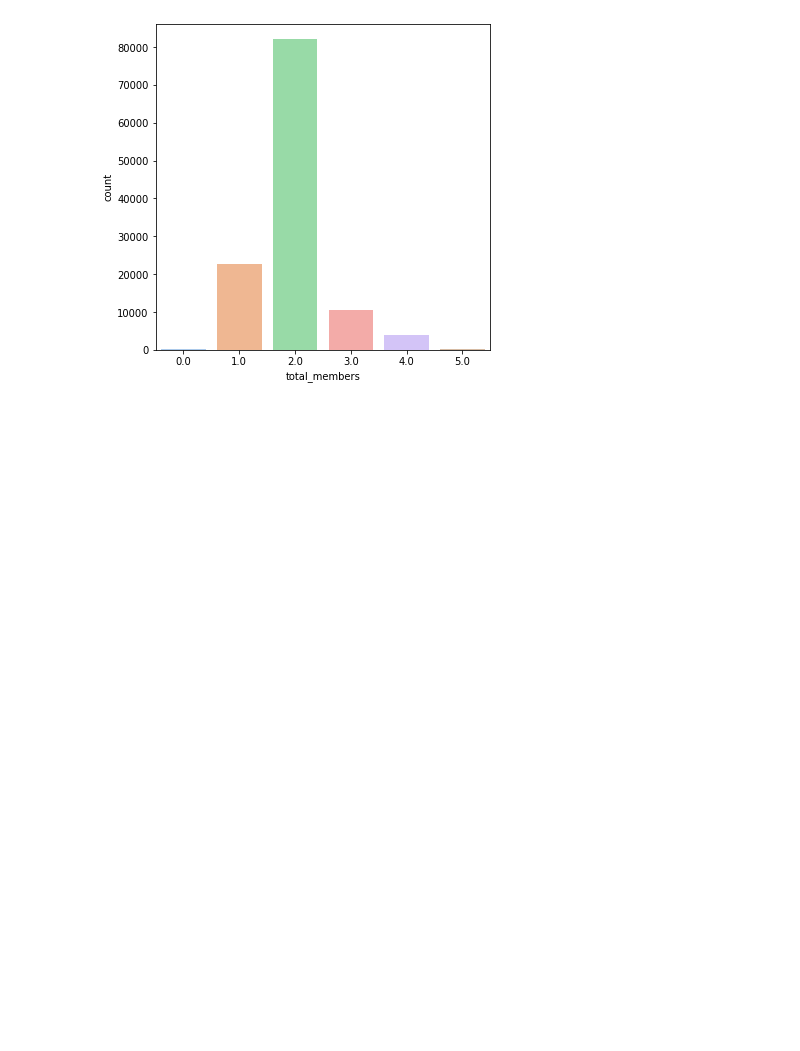
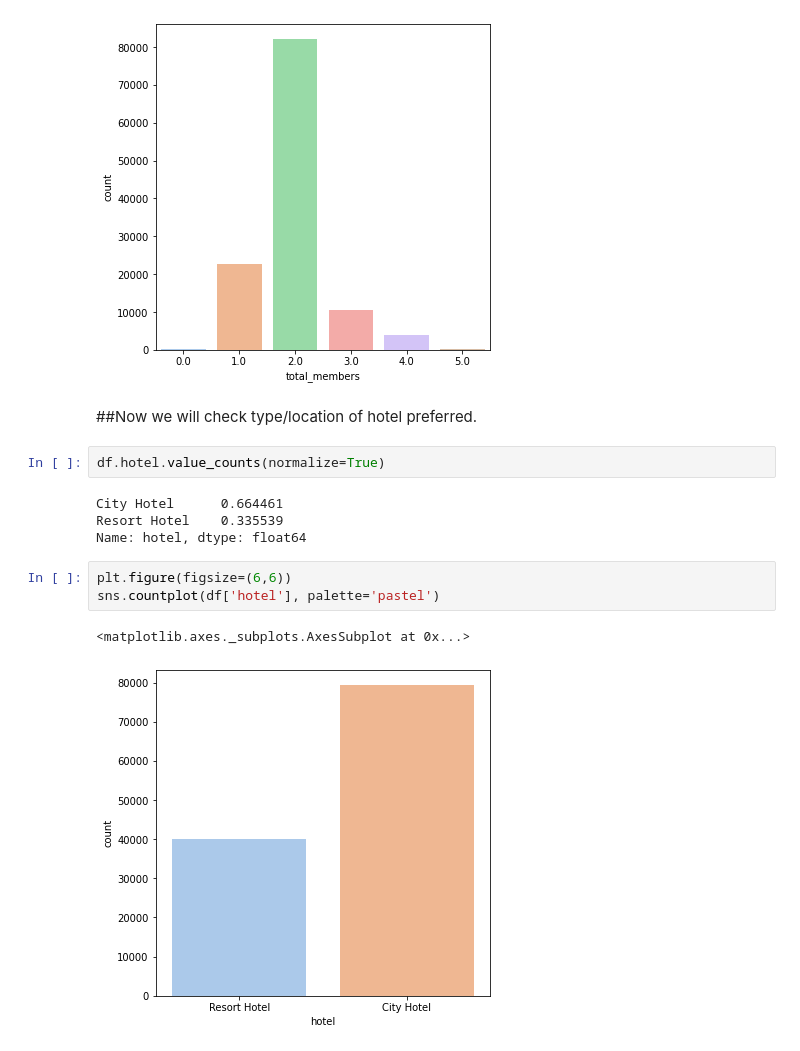
Before and after one commit to SajalSinha/Hotel_booking_Analysis, a Jupyter notebook: Hotel_Booking_Analysis_Capstone_Project.ipynb, the cells around one changed output. Cells and saved outputs as stored; diff of their text form; blank space fills up the shorter version.

```diff
--- a/Hotel_Booking_Analysis_Capstone_Project.ipynb
+++ b/Hotel_Booking_Analysis_Capstone_Project.ipynb
@@ -456,3 +520,17 @@ sns.countplot(df['total_members'], palette='pastel')
 # %% [output]
 <matplotlib.axes._subplots.AxesSubplot at 0x...>
 [figure]
+# %% [markdown]
+##Now we will check type/location of hotel preferred.
+# %%
+df.hotel.value_counts(normalize=True)
+# %% [output]
+City Hotel      0.664461
+Resort Hotel    0.335539
+Name: hotel, dtype: float64
+# %%
+plt.figure(figsize=(6,6))
+sns.countplot(df['hotel'], palette='pastel')
+# %% [output]
+<matplotlib.axes._subplots.AxesSubplot at 0x...>
+[figure, added]
```
Also changed, not shown: parts of 23 cells of this notebook.
